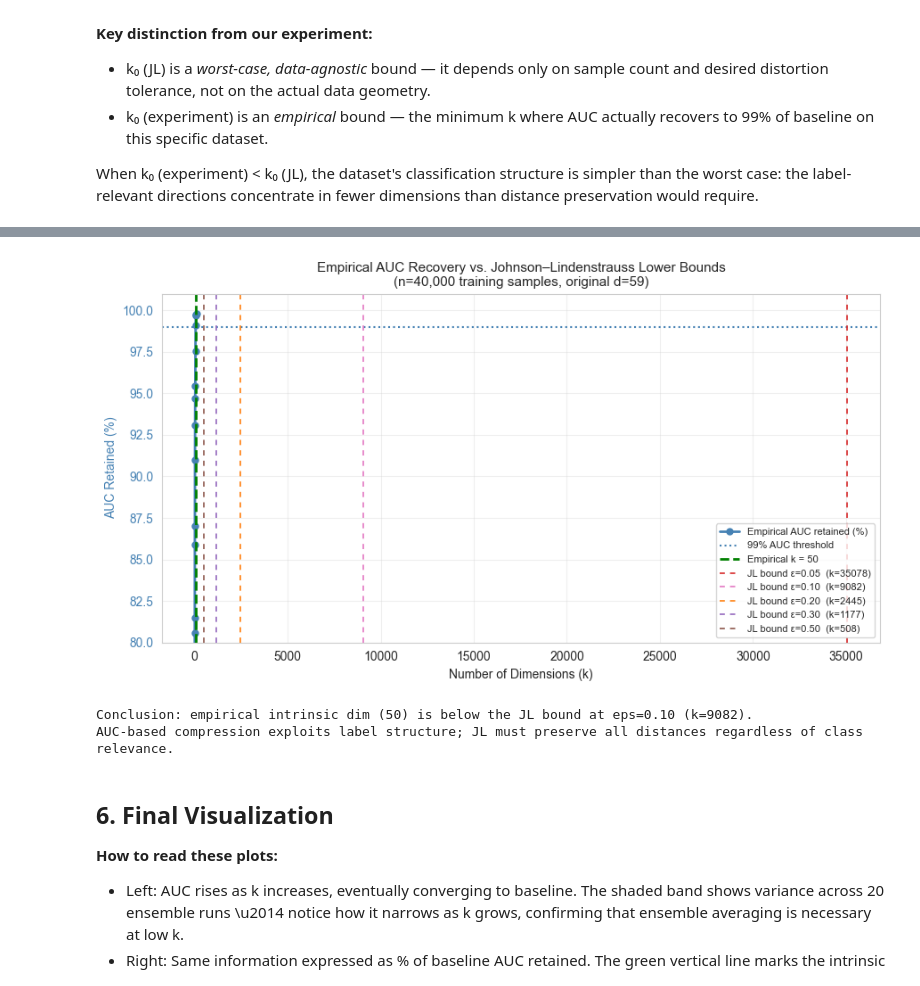
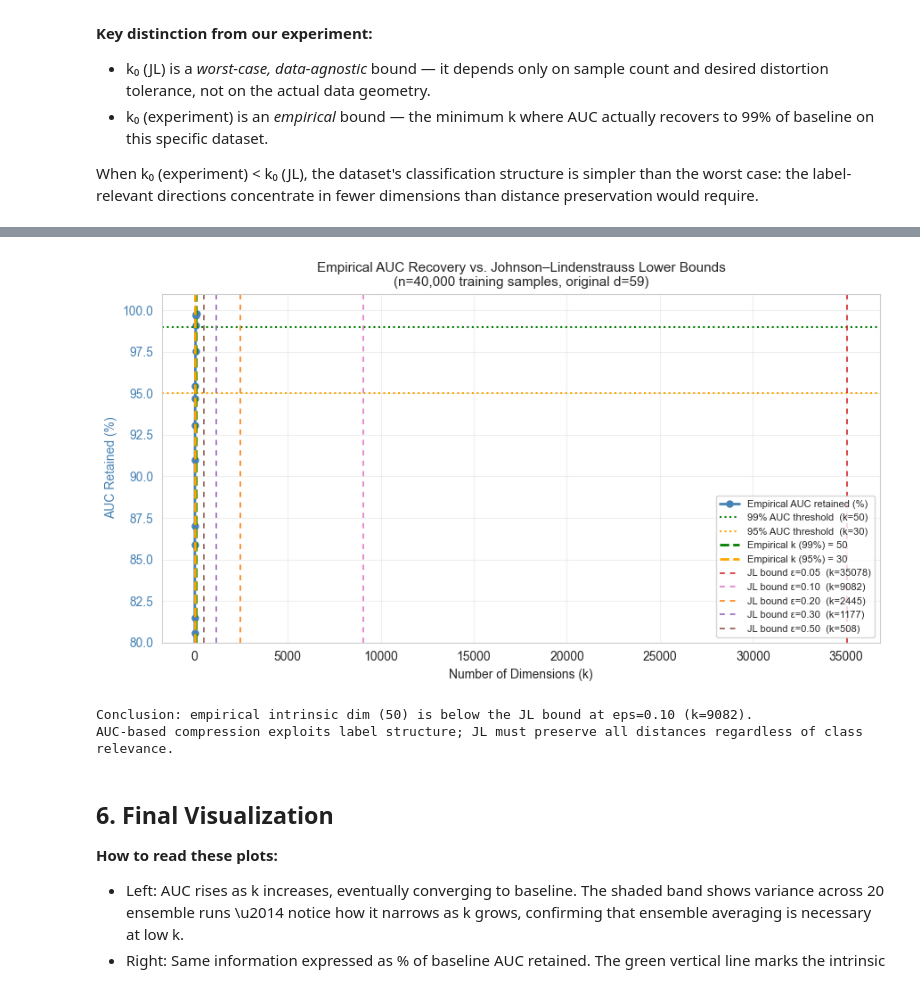
Before and after one commit to Johnhz0229/credit-rp-diagnostic, a Jupyter notebook: notebook.ipynb, the cells around one changed output, grey strips where cells are left out. Cells and saved outputs as stored; diff of their text form; code cells hidden in the pictures.

```diff
--- a/notebook.ipynb
+++ b/notebook.ipynb
@@ -24,6 +24,7 @@ SAMPLE_SIZE = 50000
 N_ENSEMBLE = 20
 TEST_SIZE = 0.2
 THRESHOLD = 0.99
+THRESHOLD_95 = 0.95
 K_RANGE = [2, 3, 4, 5, 8, 10, 15, 20, 25, 30, 40, 50, 60, 70, 85]
 
 sns.set_style("whitegrid")
@@ -409,13 +423,14 @@ jl_bounds = {
 }
 
 print(f'n_samples (train) = {n_samples}')
-print(f'Experimental plateau_k = {plateau_k} (99% AUC threshold)\n')
-print(f'{"eps":>8} | {"k_JL":>8} | {"vs plateau_k":>14} | note')
+print(f'Experimental plateau_k_95 = {plateau_k_95} (95% AUC threshold)')
+print(f'Experimental plateau_k    = {plateau_k} (99% AUC threshold)\n')
+print(f'{"eps":>8} | {"k_JL":>8} | {"vs plateau_k (99%)":>20} | note')
 print('-' * 60)
 for eps, k_jl in jl_bounds.items():
     gap = k_jl - plateau_k
     tag = 'JL tighter' if k_jl < plateau_k else 'JL looser'
-    print(f'{eps:>8.2f} | {k_jl:>8d} | {gap:>+14d} | {tag}')
+    print(f'{eps:>8.2f} | {k_jl:>8d} | {gap:>+20d} | {tag}')
 
 # ── Comparison plot ──────────────────────────────────────────────
 fig, ax = plt.subplots(figsize=(9, 5))
@@ -428,10 +443,14 @@ ax.fill_between(k_vals_jl,
                 (mean_aucs_jl - std_aucs_jl) / baseline_auc * 100,
                 (mean_aucs_jl + std_aucs_jl) / baseline_auc * 100,
                 alpha=0.15, color=color_exp)
-ax.axhline(99, color=color_exp, linestyle=':', lw=1.5,
-           label='99% AUC threshold')
+ax.axhline(99, color='green', linestyle=':', lw=1.5,
+           label=f'99% AUC threshold  (k={plateau_k})')
+ax.axhline(95, color='orange', linestyle=':', lw=1.5,
+           label=f'95% AUC threshold  (k={plateau_k_95})')
 ax.axvline(plateau_k, color='green', linestyle='--', lw=2,
-           label=f'Empirical k = {plateau_k}')
+           label=f'Empirical k (99%) = {plateau_k}')
+ax.axvline(plateau_k_95, color='orange', linestyle='--', lw=2,
+           label=f'Empirical k (95%) = {plateau_k_95}')
 ax.set_xlabel('Number of Dimensions (k)')
 ax.set_ylabel('AUC Retained (%)', color=color_exp)
 ax.tick_params(axis='y', labelcolor=color_exp)
@@ -474,4 +494,4 @@ Experimental plateau_k = 50 (99% AUC threshold)
-[figure, old version]
+[figure, new version]
 Conclusion: empirical intrinsic dim (50) is below the JL bound at eps=0.10 (k=9082).
 AUC-based compression exploits label structure; JL must preserve all distances regardless of class relevance.
 # %% [markdown]
```
Also changed, not shown: parts of 4 cells of this notebook, 2 other files.
